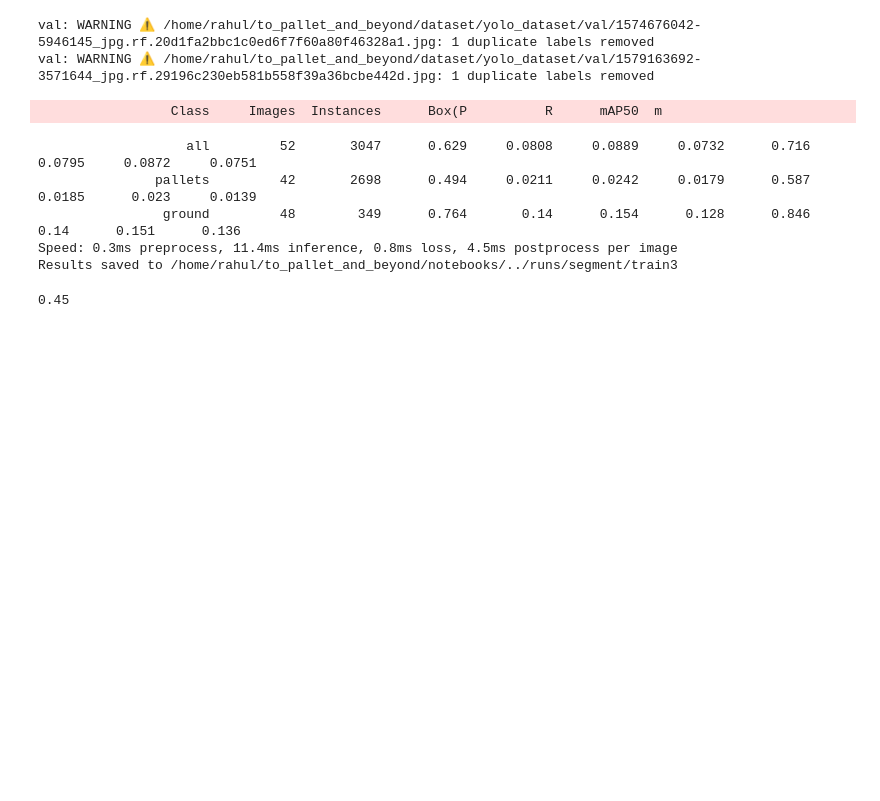
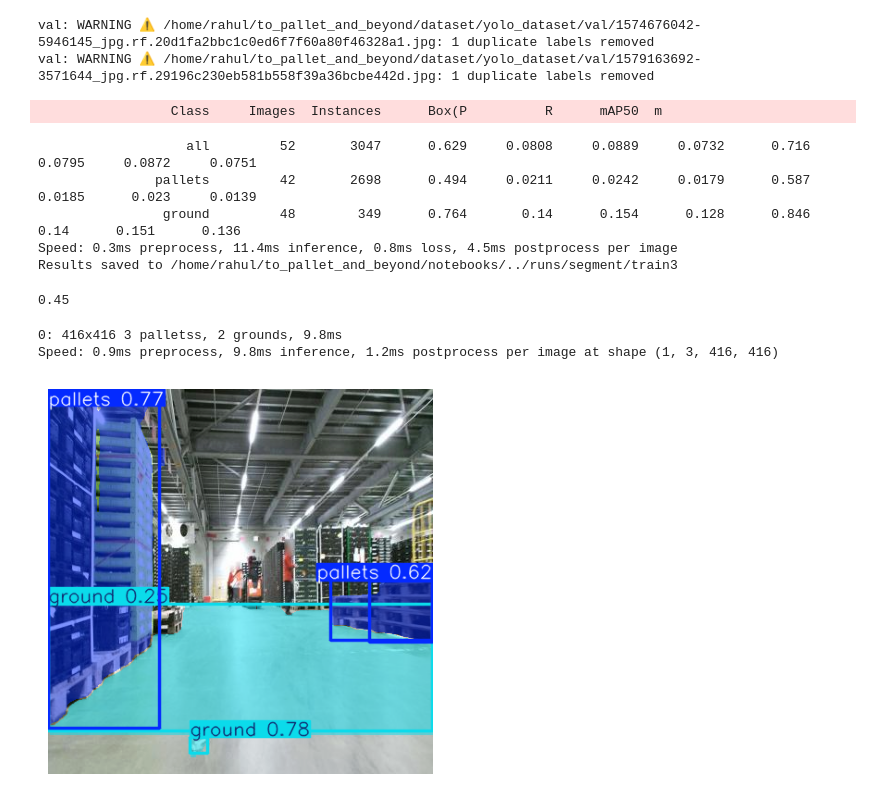
Before and after one commit to cruxbots/to_pallets_and_beyond, a Jupyter notebook: notebooks/training.ipynb, the cells around one changed output. Drawn from its saved outputs; the diff is of its cells as text; code cells hidden in the pictures; blank space fills up the shorter version.

```diff
--- a/notebooks/training.ipynb
+++ b/notebooks/training.ipynb
@@ -117,3 +120,17 @@ Results saved to /home/rahul/to_pallet_and_beyond/notebooks/../runs/segment/trai
 result_val.confusion_matrix.iou_thres
 # %% [output]
 0.45
+# %%
+model_weights_path = '/home/rahul/to_pallet_and_beyond/ros2_ws/src/to_pallete_and_beyond/weights/runs/segment/train/weights/best.pt'
+# %%
+model = YOLO(model_weights_path)
+# %%
+img = cv2.imread("/home/rahul/to_pallet_and_beyond/ros2_ws/src/to_pallete_and_beyond/dataset/Pallets/1284167-6196_jpg.rf.336692106e8538ca04d0a5d65ce856a0.jpg")
+res = model.predict(img)
+# %% [output]
+0: 416x416 3 palletss, 2 grounds, 9.8ms
+Speed: 0.9ms preprocess, 9.8ms inference, 1.2ms postprocess per image at shape (1, 3, 416, 416)
+# %%
+plt_show(res[0].plot())
+# %% [output]
+[figure, added]
```
Also changed, not shown: parts of 8 cells of this notebook, 6 other files.
